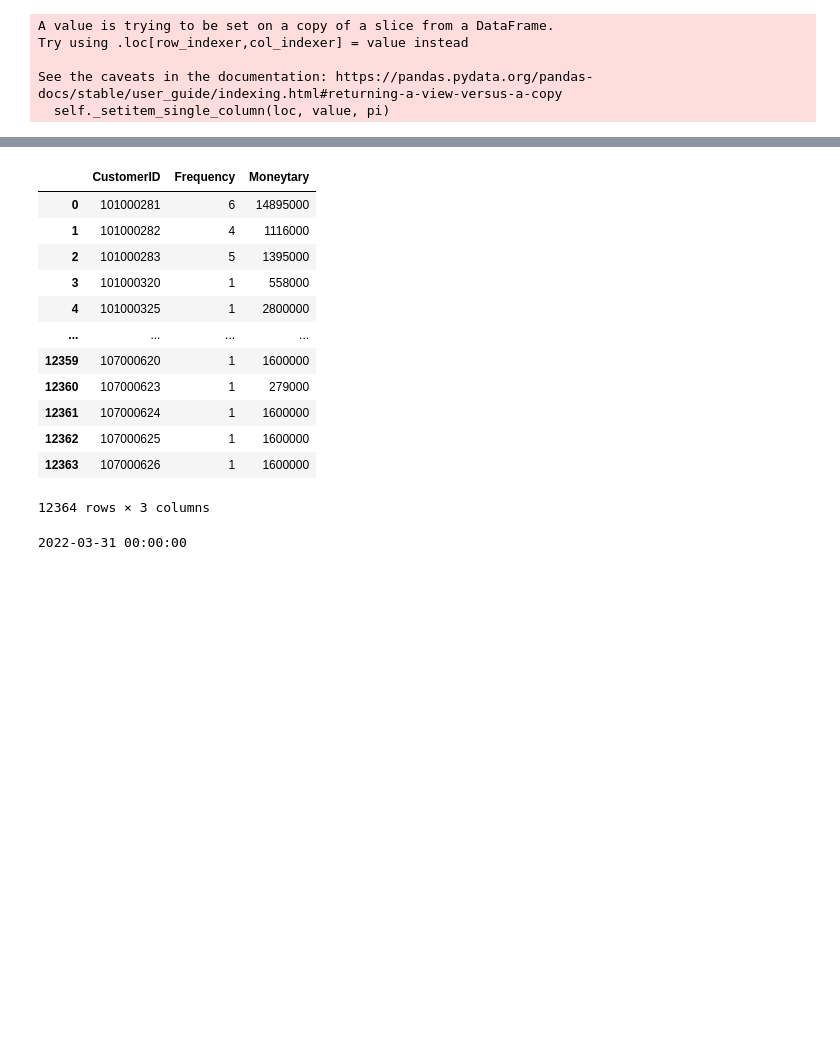
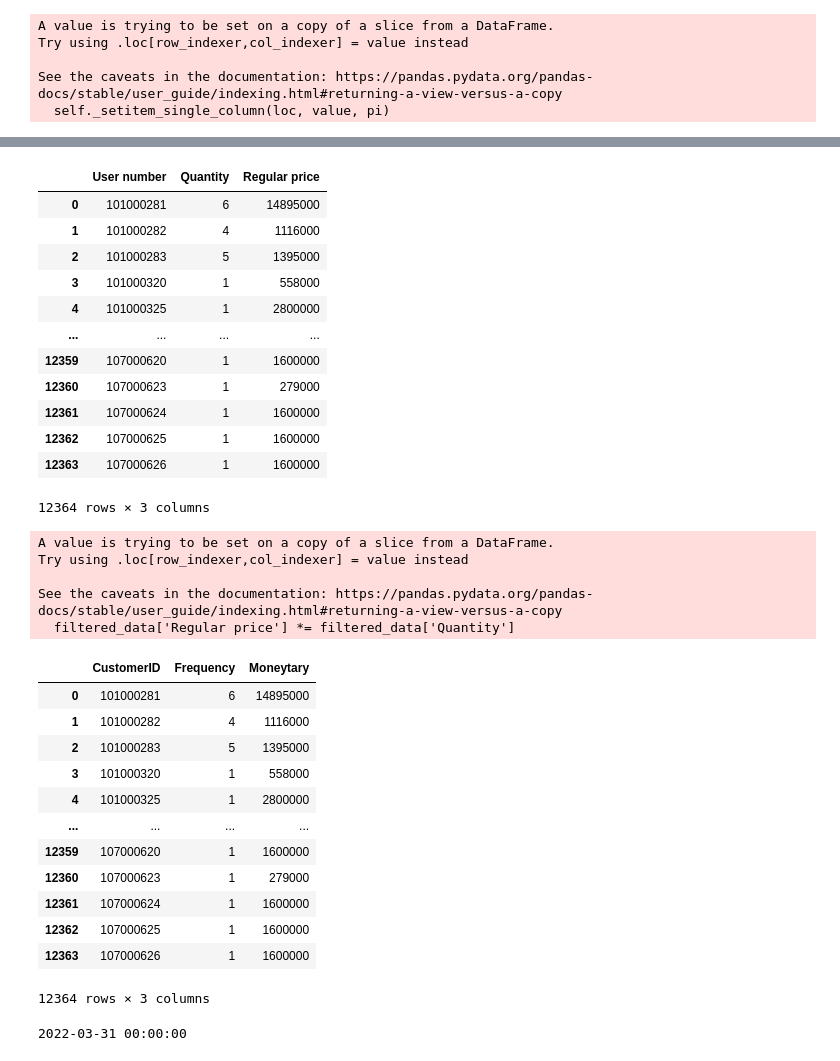
Before and after one commit to tuanio/RFM-model-collaborative-filtering, a Jupyter notebook: notebooks/processing_data.ipynb, the cells around one changed output, grey strips where cells are left out. Drawn from its saved outputs; the diff is of its cells as text; code cells hidden in the pictures; blank space fills up the shorter version.

```diff
--- a/notebooks/processing_data.ipynb
+++ b/notebooks/processing_data.ipynb
@@ -63,9 +136,31 @@ filtered_data[
+# %%
+filtered_data.groupby('User number').sum().drop('DateKey', axis=1).reset_index()
+# %% [output]
+|  | User number | Quantity | Regular price |
+| 0 | 101000281 | 6 | 14895000 |
+| 1 | 101000282 | 4 | 1116000 |
+| 2 | 101000283 | 5 | 1395000 |
+| 3 | 101000320 | 1 | 558000 |
+| 4 | 101000325 | 1 | 2800000 |
+| ... | ... | ... | ... |
+| 12359 | 107000620 | 1 | 1600000 |
+| 12360 | 107000623 | 1 | 279000 |
+| 12361 | 107000624 | 1 | 1600000 |
+| 12362 | 107000625 | 1 | 1600000 |
+| 12363 | 107000626 | 1 | 1600000 |
+12364 rows × 3 columns
 # %%
+filtered_data['Regular price'] *= filtered_data['Quantity']
 rfm = filtered_data.groupby('User number').sum().drop('DateKey', axis=1).reset_index()
 rfm.columns = ['CustomerID', 'Frequency', 'Moneytary']
-rfm['Frequency'] = filtered_data.groupby('User number').count().drop('DateKey', axis=1).reset_index()['Quantity']
+rfm['Frequency'] = filtered_data.groupby(['User number', 'DateKey']).any().reset_index().groupby('User number').sum()['Quantity'].reset_index(drop=True)
 rfm
 # %% [output]
+A value is trying to be set on a copy of a slice from a DataFrame.
+Try using .loc[row_indexer,col_indexer] = value instead
+
+See the caveats in the documentation: https://pandas.pydata.org/pandas-docs/stable/user_guide/indexing.html#returning-a-view-versus-a-copy
+  filtered_data['Regular price'] *= filtered_data['Quantity']
 |  | CustomerID | Frequency | Moneytary |
 | 0 | 101000281 | 6 | 14895000 |
 | 1 | 101000282 | 4 | 1116000 |
@@ -78,7 +173,7 @@ rfm
 | 12361 | 107000624 | 1 | 1600000 |
 | 12362 | 107000625 | 1 | 1600000 |
 | 12363 | 107000626 | 1 | 1600000 |
-12364 rows × 3 columns
+12364 rows × 3 columns
 # %%
 data = filtered_data[['User number', 'DateKey']].set_index('DateKey').drop_duplicates(keep='last').reset_index()
 data['DateKey'] = data['DateKey'].map(lambda x: f'{str(x)[:4]}-{str(x)[4:6]}-{str(x)[6:]}')
```
Also changed, not shown: parts of 5 cells of this notebook, 6 other files.
